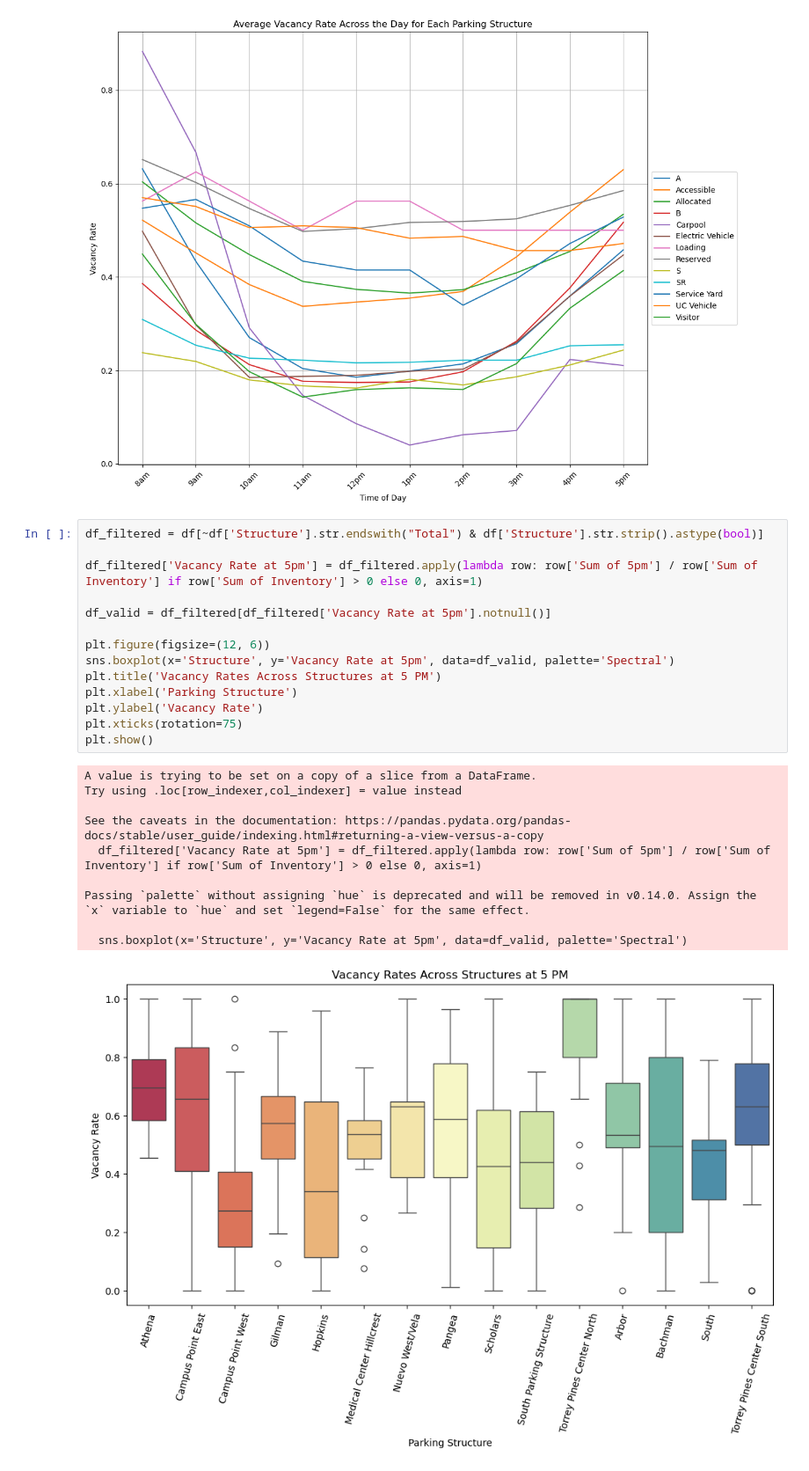
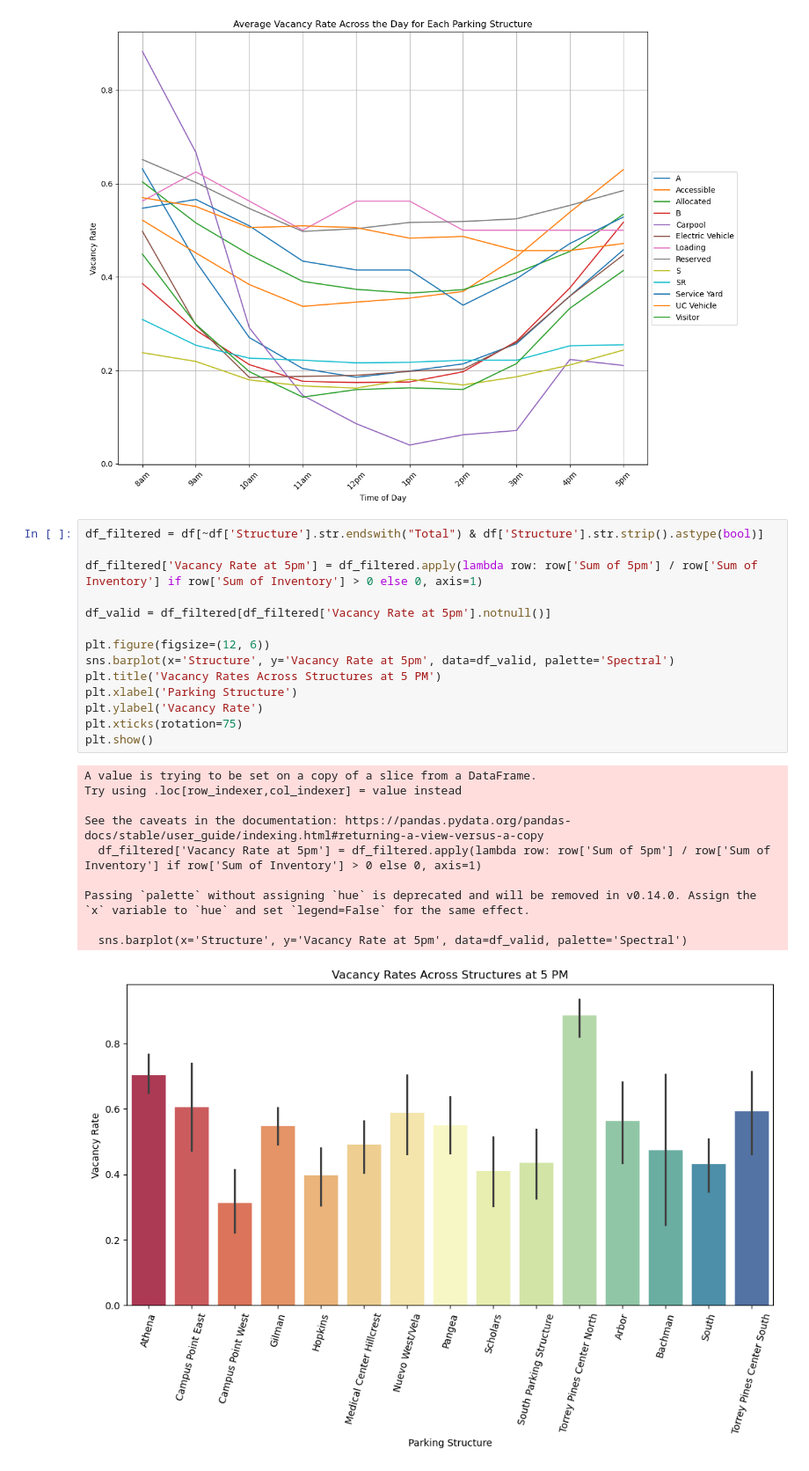
Before and after one commit to DanielJu0925/math189_project, a Jupyter notebook: data_process.ipynb, the cells around one changed output. Shown at 88% size. Cells and saved outputs as stored; diff of their text form.

Commit message:
turned boxplots into barplots, used different peak times, added some of Mrinal's observations

```diff
--- a/data_process.ipynb
+++ b/data_process.ipynb
@@ -267,25 +324,25 @@ plt.show()
 # %%
 df_filtered = df[~df['Structure'].str.endswith("Total") & df['Structure'].str.strip().astype(bool)]
 
 df_filtered['Vacancy Rate at 5pm'] = df_filtered.apply(lambda row: row['Sum of 5pm'] / row['Sum of Inventory'] if row['Sum of Inventory'] > 0 else 0, axis=1)
 
 df_valid = df_filtered[df_filtered['Vacancy Rate at 5pm'].notnull()]
 
 plt.figure(figsize=(12, 6))
-sns.boxplot(x='Structure', y='Vacancy Rate at 5pm', data=df_valid, palette='Spectral')
+sns.barplot(x='Structure', y='Vacancy Rate at 5pm', data=df_valid, palette='Spectral')
 plt.title('Vacancy Rates Across Structures at 5 PM')
 plt.xlabel('Parking Structure')
 plt.ylabel('Vacancy Rate')
 plt.xticks(rotation=75)
 plt.show()
 # %% [output]
 A value is trying to be set on a copy of a slice from a DataFrame.
 Try using .loc[row_indexer,col_indexer] = value instead
 
 See the caveats in the documentation: https://pandas.pydata.org/pandas-docs/stable/user_guide/indexing.html#returning-a-view-versus-a-copy
   df_filtered['Vacancy Rate at 5pm'] = df_filtered.apply(lambda row: row['Sum of 5pm'] / row['Sum of Inventory'] if row['Sum of Inventory'] > 0 else 0, axis=1)
 
 Passing `palette` without assigning `hue` is deprecated and will be removed in v0.14.0. Assign the `x` variable to `hue` and set `legend=False` for the same effect.
 
-  sns.boxplot(x='Structure', y='Vacancy Rate at 5pm', data=df_valid, palette='Spectral')
+  sns.barplot(x='Structure', y='Vacancy Rate at 5pm', data=df_valid, palette='Spectral')
-[figure, old version]
+[figure, new version]
```
Also changed, not shown: parts of 6 cells of this notebook.
